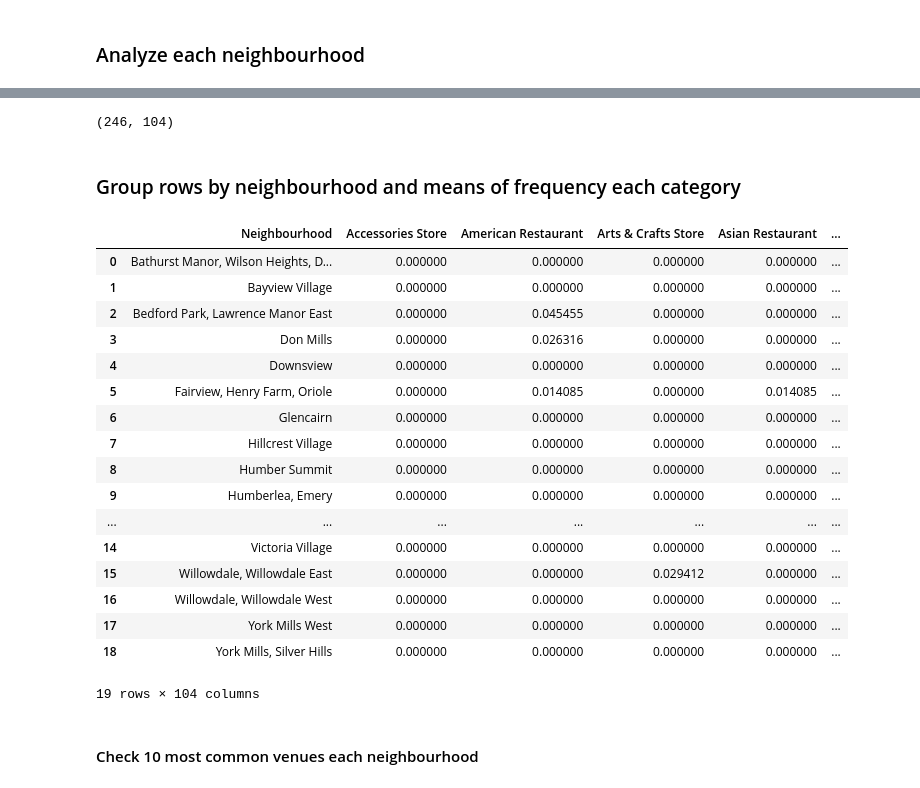
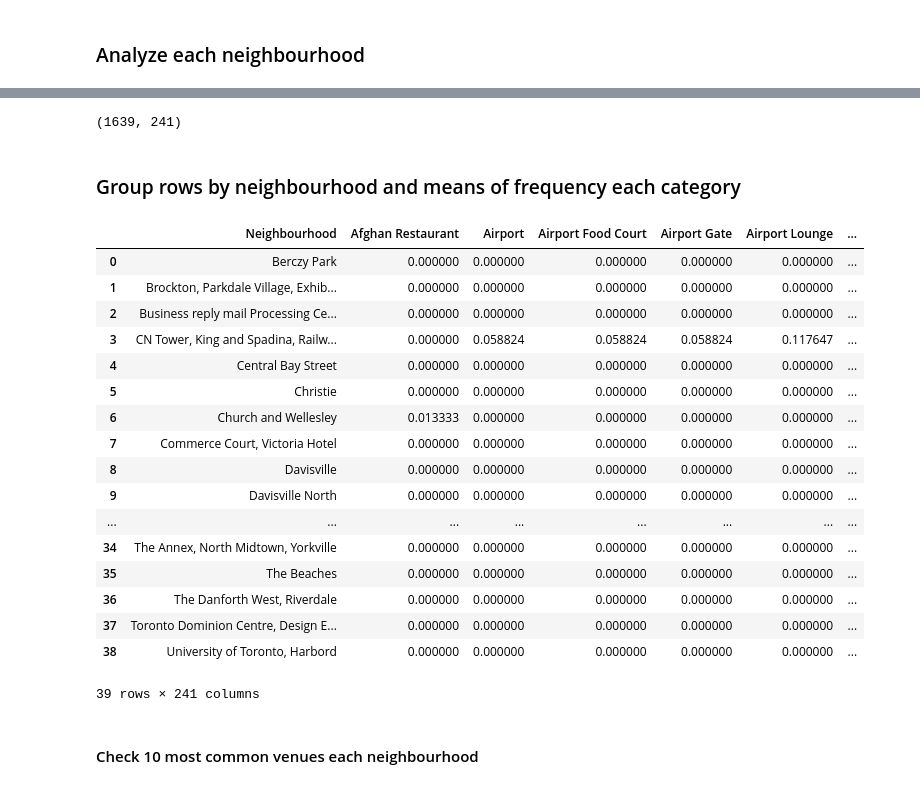
Before and after one commit to dsteve98/Coursera_Capstone, a Jupyter notebook: Segmenting and Clustering Neighborhoods in Toronto.ipynb, the cells around one changed output, grey strips where cells are left out. Cells and saved outputs as stored; diff of their text form; code cells hidden in the pictures.

```diff
--- a/Segmenting and Clustering Neighborhoods in Toronto.ipynb
+++ b/Segmenting and Clustering Neighborhoods in Toronto.ipynb
@@ -171,9 +161,9 @@ n_york
 # %%
-map_n_york = folium.Map(location=[n_york_lat, n_york_long], zoom_start=11)
+map_inc = folium.Map(location=[latitude, longitude], zoom_start=11)
 for lat, lng, neighbourhood in zip(
-        n_york['Latitude'],
-        n_york['Longitude'],
-        n_york['Neighbourhood']):
+        df_inc['Latitude'],
+        df_inc['Longitude'],
+        df_inc['Neighbourhood']):
     label = '{}'.format(neighbourhood)
     label = folium.Popup(label, parse_html=True)
     folium.CircleMarker(
@@ -184,15 +174,15 @@ for lat, lng, neighbourhood in zip(
         fill=True,
         fill_color='#3186cc',
         fill_opacity=0.7,
-        parse_html=False).add_to(map_n_york)
+        parse_html=False).add_to(map_inc)
 
-map_n_york
+map_inc
 # %% [output]
 [interactive output not drawn]
 # %% [markdown]
 ### Foursquare Credentials
 # %%
-CLIENT_ID = 'BPAX1A44J1YTPYCUOCZXBY41JTWTHB3H2M2ISKZTYCO5LQMA' # your Foursquare ID
-CLIENT_SECRET = 'LSLUNFQNMUBH4KXC1S1O41RTPWP2J41IYQFMO44NU5GTJSER' # your Foursquare Secret
+CLIENT_ID = '' # your Foursquare ID
+CLIENT_SECRET = '' # your Foursquare Secret
 VERSION = '20180605' # Foursquare API version
 LIMIT = 100 # A default Foursquare API limit value
@@ -237,8 +229,8 @@ def getNearbyVenues(names, latitudes, longitudes, radius=500):
 
     return(nearby_venues)
 # %%
-n_york_venues = getNearbyVenues(names=n_york['Neighbourhood'],
-                                   latitudes=n_york['Latitude'],
-                                   longitudes=n_york['Longitude']
+df_inc_venues = getNearbyVenues(names=df_inc['Neighbourhood'],
+                                   latitudes=df_inc['Latitude'],
+                                   longitudes=df_inc['Longitude']
                                   )
 # %% [output]
@@ -302,14 +293,14 @@ There are 103 uniques categories.
 ### Analyze each neighbourhood
 # %%
 # one hot encoding
-n_york_onehot = pd.get_dummies(n_york_venues[['Venue Category']], prefix="", prefix_sep="")
+df_inc_onehot = pd.get_dummies(df_inc_venues[['Venue Category']], prefix="", prefix_sep="")
 
 # add neighborhood column back to dataframe
-n_york_onehot['Neighbourhood'] = n_york_venues['Neighbourhood']
+df_inc_onehot['Neighbourhood'] = df_inc_venues['Neighbourhood']
 
 # move neighborhood column to the first column
-fixed_columns = [n_york_onehot.columns[-1]] + list(n_york_onehot.columns[:-1])
-n_york_onehot = n_york_onehot[fixed_columns]
+fixed_columns = [df_inc_onehot.columns[-1]] + list(df_inc_onehot.columns[:-1])
+df_inc_onehot = df_inc_onehot[fixed_columns]
 
-n_york_onehot
+df_inc_onehot
 # %% [output]
@@ -329,31 +320,31 @@ n_york_onehot
 # %%
-n_york_onehot.shape
+df_inc_onehot.shape
 # %% [output]
-(246, 104)
+(1639, 241)
 # %% [markdown]
 ### Group rows by neighbourhood and means of frequency each category
 # %%
-n_york_grouped = n_york_onehot.groupby('Neighbourhood').mean().reset_index()
-n_york_grouped
+df_inc_grouped = df_inc_onehot.groupby('Neighbourhood').mean().reset_index()
+df_inc_grouped
 # %% [output]
-|  | Neighbourhood | Accessories Store | American Restaurant | Arts & Crafts Store | Asian Restaurant | ... |
-| 0 | Bathurst Manor, Wilson Heights, D... | 0.000000 | 0.000000 | 0.000000 | 0.000000 | ... |
-| 1 | Bayview Village | 0.000000 | 0.000000 | 0.000000 | 0.000000 | ... |
-| 2 | Bedford Park, Lawrence Manor East | 0.000000 | 0.045455 | 0.000000 | 0.000000 | ... |
-| 3 | Don Mills | 0.000000 | 0.026316 | 0.000000 | 0.000000 | ... |
-| 4 | Downsview | 0.000000 | 0.000000 | 0.000000 | 0.000000 | ... |
-| 5 | Fairview, Henry Farm, Oriole | 0.000000 | 0.014085 | 0.000000 | 0.014085 | ... |
-| 6 | Glencairn | 0.000000 | 0.000000 | 0.000000 | 0.000000 | ... |
-| 7 | Hillcrest Village | 0.000000 | 0.000000 | 0.000000 | 0.000000 | ... |
-| 8 | Humber Summit | 0.000000 | 0.000000 | 0.000000 | 0.000000 | ... |
-| 9 | Humberlea, Emery | 0.000000 | 0.000000 | 0.000000 | 0.000000 | ... |
-| ... | ... | ... | ... | ... | ... | ... |
-| 14 | Victoria Village | 0.000000 | 0.000000 | 0.000000 | 0.000000 | ... |
-| 15 | Willowdale, Willowdale East | 0.000000 | 0.000000 | 0.029412 | 0.000000 | ... |
-| 16 | Willowdale, Willowdale West | 0.000000 | 0.000000 | 0.000000 | 0.000000 | ... |
-| 17 | York Mills West | 0.000000 | 0.000000 | 0.000000 | 0.000000 | ... |
-| 18 | York Mills, Silver Hills | 0.000000 | 0.000000 | 0.000000 | 0.000000 | ... |
+|  | Neighbourhood | Afghan Restaurant | Airport | Airport Food Court | Airport Gate | Airport Lounge | ... |
+| 0 | Berczy Park | 0.000000 | 0.000000 | 0.000000 | 0.000000 | 0.000000 | ... |
+| 1 | Brockton, Parkdale Village, Exhib... | 0.000000 | 0.000000 | 0.000000 | 0.000000 | 0.000000 | ... |
+| 2 | Business reply mail Processing Ce... | 0.000000 | 0.000000 | 0.000000 | 0.000000 | 0.000000 | ... |
+| 3 | CN Tower, King and Spadina, Railw... | 0.000000 | 0.058824 | 0.058824 | 0.058824 | 0.117647 | ... |
+| 4 | Central Bay Street | 0.000000 | 0.000000 | 0.000000 | 0.000000 | 0.000000 | ... |
+| 5 | Christie | 0.000000 | 0.000000 | 0.000000 | 0.000000 | 0.000000 | ... |
+| 6 | Church and Wellesley | 0.013333 | 0.000000 | 0.000000 | 0.000000 | 0.000000 | ... |
+| 7 | Commerce Court, Victoria Hotel | 0.000000 | 0.000000 | 0.000000 | 0.000000 | 0.000000 | ... |
+| 8 | Davisville | 0.000000 | 0.000000 | 0.000000 | 0.000000 | 0.000000 | ... |
+| 9 | Davisville North | 0.000000 | 0.000000 | 0.000000 | 0.000000 | 0.000000 | ... |
+| ... | ... | ... | ... | ... | ... | ... | ... |
+| 34 | The Annex, North Midtown, Yorkville | 0.000000 | 0.000000 | 0.000000 | 0.000000 | 0.000000 | ... |
+| 35 | The Beaches | 0.000000 | 0.000000 | 0.000000 | 0.000000 | 0.000000 | ... |
+| 36 | The Danforth West, Riverdale | 0.000000 | 0.000000 | 0.000000 | 0.000000 | 0.000000 | ... |
+| 37 | Toronto Dominion Centre, Design E... | 0.000000 | 0.000000 | 0.000000 | 0.000000 | 0.000000 | ... |
+| 38 | University of Toronto, Harbord | 0.000000 | 0.000000 | 0.000000 | 0.000000 | 0.000000 | ... |
-19 rows × 104 columns
+39 rows × 241 columns
 # %% [markdown]
 #### Check 10 most common venues each neighbourhood
 # %%
```
Also changed, not shown: parts of 35 cells of this notebook.
